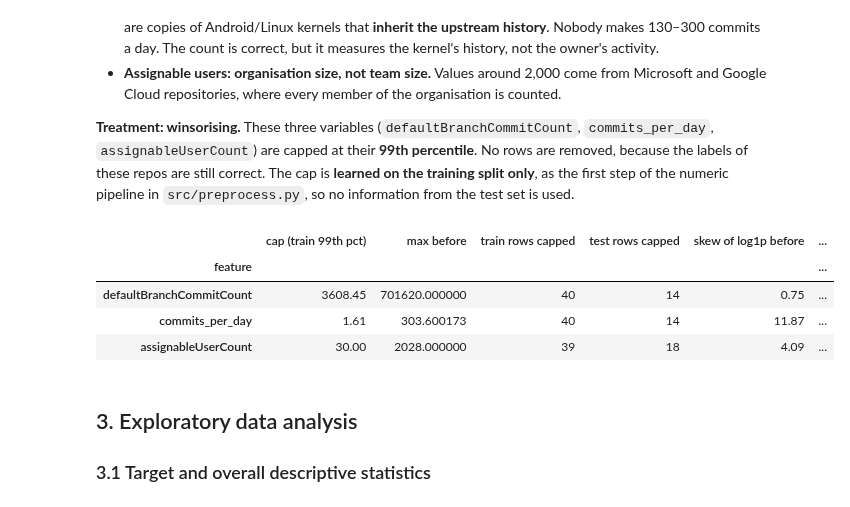
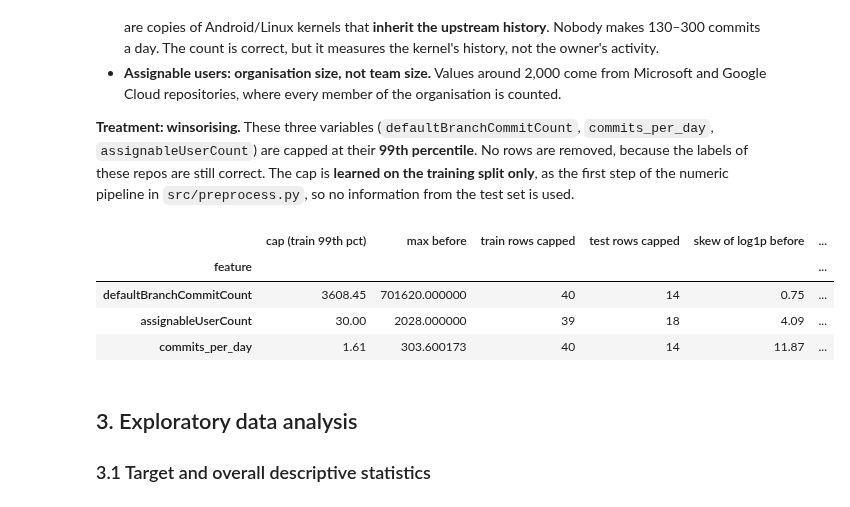
Before and after one commit to aminsaidane/github-abandonment-predection, a Jupyter notebook: notebooks/eda.ipynb, the cells around one changed output. Cells and saved outputs as stored; diff of their text form; code cells hidden in the pictures.

```diff
--- a/notebooks/eda.ipynb
+++ b/notebooks/eda.ipynb
@@ -396,24 +396,25 @@ Owners of repos with > 100 assignable users: {'microsoft': 7, 'GoogleCloudPlatfo
 **Treatment: winsorising.** These three variables (`defaultBranchCommitCount`, `commits_per_day`, `assignableUserCount`) are capped at their **99th percentile**. No rows are removed, because the labels of these repos are still correct. The cap is **learned on the training split only**, as the first step of the numeric pipeline in `src/preprocess.py`, so no information from the test set is used.
 # %%
 X_tr, X_te, _, _ = get_train_test()
-cap_step = build_preprocessor(scale=False).fit(X_tr).named_transformers_["num"].named_steps["cap"]
+fitted = build_preprocessor(scale=False).fit(X_tr).named_transformers_
+caps_learned = {**fitted["num"].named_steps["cap"].caps_, **fitted["ratio"].named_steps["cap"].caps_}
 cap_rows = []
-for c, cap in cap_step.caps_.items():
+for c, cap in caps_learned.items():
     cap_rows.append({
         "feature": c, "cap (train 99th pct)": round(cap, 2), "max before": X_tr[c].max(),
         "train rows capped": int((X_tr[c] > cap).sum()), "test rows capped": int((X_te[c] > cap).sum()),
         "skew of log1p before": round(np.log1p(X_tr[c]).skew(), 2),
         "skew of log1p after": round(np.log1p(X_tr[c].clip(upper=cap)).skew(), 2),
     })
 caps = pd.DataFrame(cap_rows).set_index("feature")
 caps.to_csv(TAB_DIR / "winsorizing_caps.csv")
 caps
 # %% [output]
 |  | cap (train 99th pct) | max before | train rows capped | test rows capped | skew of log1p before | ... |
 | feature |  |  |  |  |  | ... |
 | defaultBranchCommitCount | 3608.45 | 701620.000000 | 40 | 14 | 0.75 | ... |
+| assignableUserCount | 30.00 | 2028.000000 | 39 | 18 | 4.09 | ... |
 | commits_per_day | 1.61 | 303.600173 | 40 | 14 | 11.87 | ... |
-| assignableUserCount | 30.00 | 2028.000000 | 39 | 18 | 4.09 | ... |
 # %% [markdown]
 ## 3. Exploratory data analysis
 
```
Also changed, not shown: parts of 3 cells of this notebook, 18 other files.
